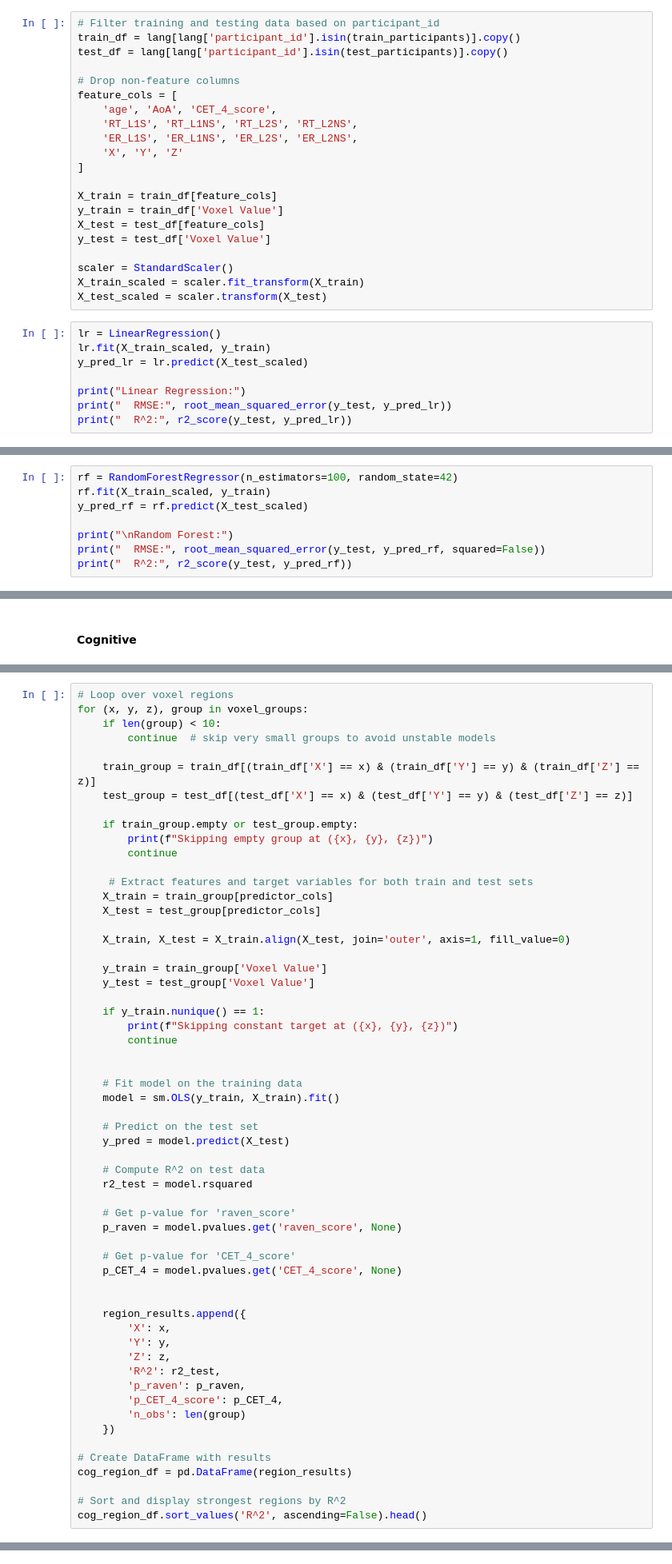
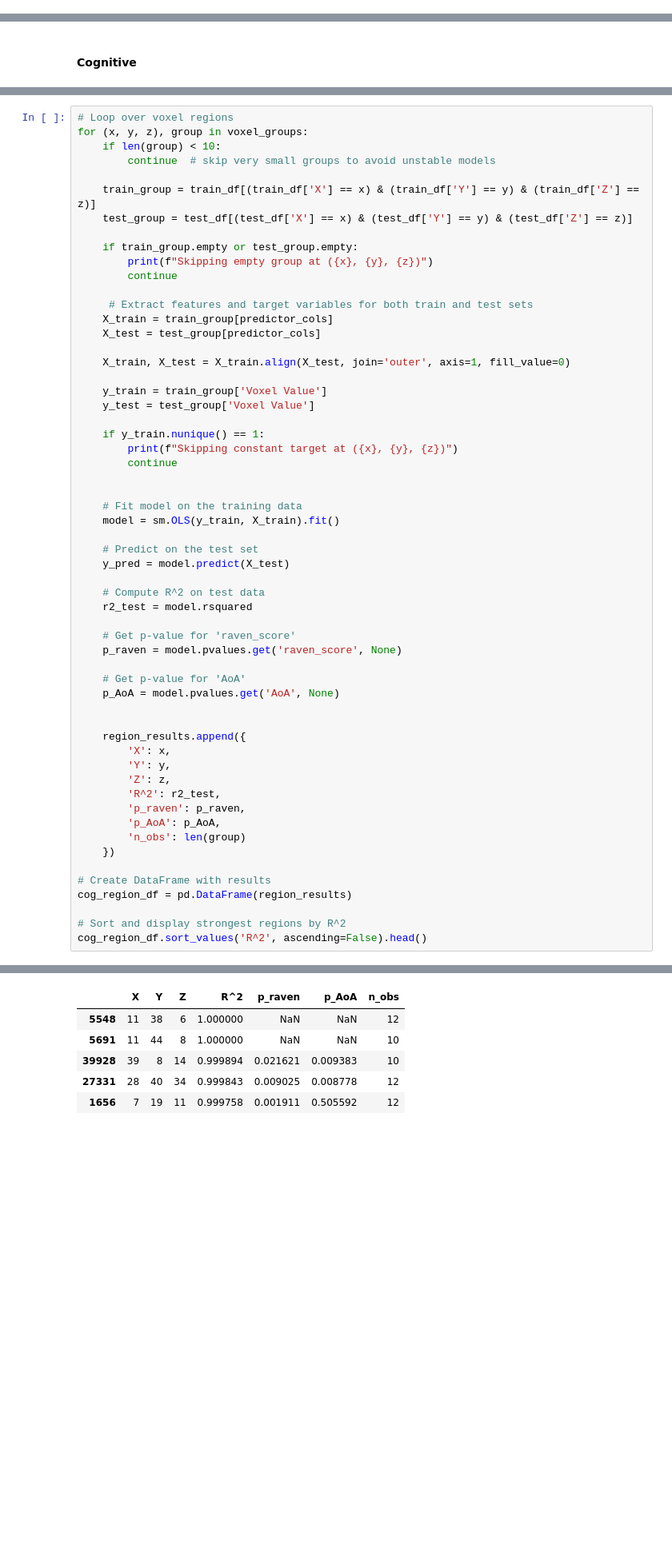
Before and after one commit to ojnim/cs506-final-project, a Jupyter notebook: modeling.ipynb, the cells around one changed output, grey strips where cells are left out. Shown at 80% size. Cells and saved outputs as stored; diff of their text form; blank space fills up the shorter version.

```diff
--- a/modeling.ipynb
+++ b/modeling.ipynb
@@ -341,29 +363,0 @@ plt.show()
-# %%
-# Filter training and testing data based on participant_id
-train_df = lang[lang['participant_id'].isin(train_participants)].copy()
-test_df = lang[lang['participant_id'].isin(test_participants)].copy()
-
-# Drop non-feature columns
-feature_cols = [
-    'age', 'AoA', 'CET_4_score',
-    'RT_L1S', 'RT_L1NS', 'RT_L2S', 'RT_L2NS',
-    'ER_L1S', 'ER_L1NS', 'ER_L2S', 'ER_L2NS',
-    'X', 'Y', 'Z'
-]
-
-X_train = train_df[feature_cols]
-y_train = train_df['Voxel Value']
-X_test = test_df[feature_cols]
-y_test = test_df['Voxel Value']
-
-scaler = StandardScaler()
-X_train_scaled = scaler.fit_transform(X_train)
-X_test_scaled = scaler.transform(X_test)
-# %%
-lr = LinearRegression()
-lr.fit(X_train_scaled, y_train)
-y_pred_lr = lr.predict(X_test_scaled)
-
-print("Linear Regression:")
-print("  RMSE:", root_mean_squared_error(y_test, y_pred_lr))
-print("  R^2:", r2_score(y_test, y_pred_lr))
@@ -374,11 +364,3 @@ Linear Regression:
-# %%
-rf = RandomForestRegressor(n_estimators=100, random_state=42)
-rf.fit(X_train_scaled, y_train)
-y_pred_rf = rf.predict(X_test_scaled)
-
-print("\nRandom Forest:")
-print("  RMSE:", root_mean_squared_error(y_test, y_pred_rf, squared=False))
-print("  R^2:", r2_score(y_test, y_pred_rf))
 # %% [markdown]
 ### Brain Region Analysis
 
@@ -549,8 +527,8 @@ for (x, y, z), group in voxel_groups:
     # Get p-value for 'raven_score'
     p_raven = model.pvalues.get('raven_score', None)
 
-    # Get p-value for 'CET_4_score'
-    p_CET_4 = model.pvalues.get('CET_4_score', None)
+    # Get p-value for 'AoA'
+    p_AoA = model.pvalues.get('AoA', None)
 
 
     region_results.append({
@@ -559,7 +537,7 @@ for (x, y, z), group in voxel_groups:
         'Z': z,
         'R^2': r2_test,
         'p_raven': p_raven,
-        'p_CET_4_score': p_CET_4,
+        'p_AoA': p_AoA,
         'n_obs': len(group)
     })
 
@@ -572,0 +567,6 @@ KeyError: "['AoA'] not in index"
+|  | X | Y | Z | R^2 | p_raven | p_AoA | n_obs |
+| 5548 | 11 | 38 | 6 | 1.000000 | NaN | NaN | 12 |
+| 5691 | 11 | 44 | 8 | 1.000000 | NaN | NaN | 10 |
+| 39928 | 39 | 8 | 14 | 0.999894 | 0.021621 | 0.009383 | 10 |
+| 27331 | 28 | 40 | 34 | 0.999843 | 0.009025 | 0.008778 | 12 |
+| 1656 | 7 | 19 | 11 | 0.999758 | 0.001911 | 0.505592 | 12 |
```
Also changed, not shown: parts of 21 cells of this notebook, 1 other file.
